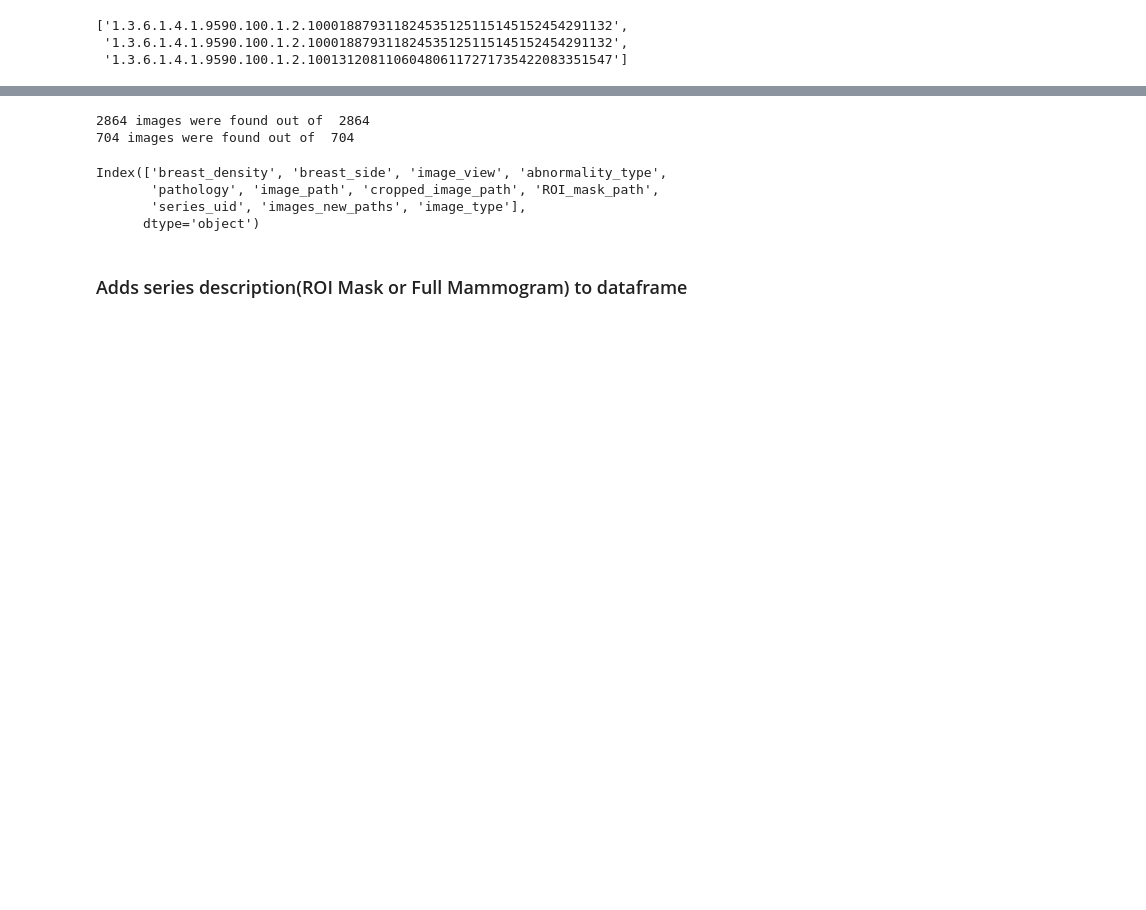
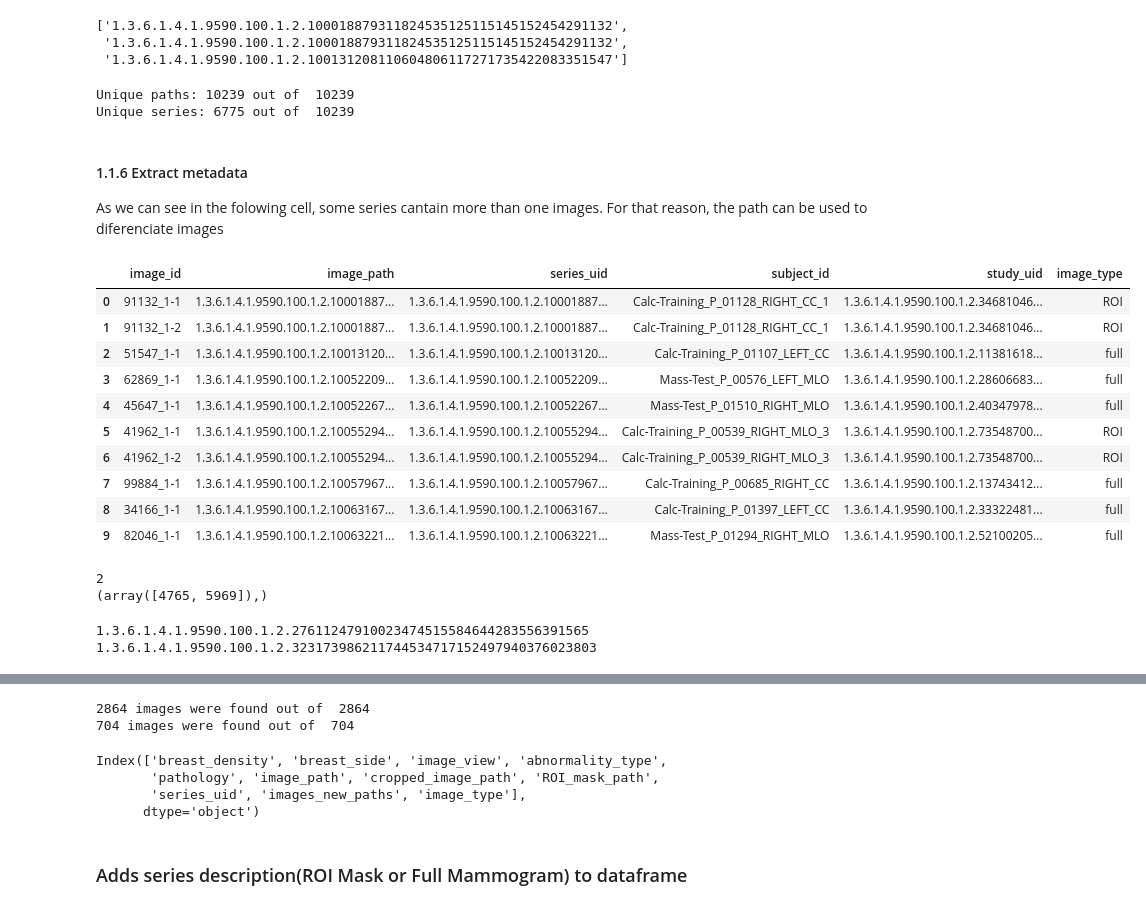
Before and after one commit to mayramtv/cnn-for-mammograms, a Jupyter notebook: train_test.ipynb, the cells around one changed output, grey strips where cells are left out. Saved outputs shown, nothing was run; the diff lists cells and outputs as text; code cells hidden in the pictures; blank space fills up the shorter version.

Commit message:
prepare data including full, roi, cropped images

```diff
--- a/train_test.ipynb
+++ b/train_test.ipynb
@@ -147,21 +168,37 @@ Examples of PNG images paths:
 # %%
 # creates a list of series UIDs by removing file extension and last 3 digits
-series_to_imgs = [path[:-7] for path in paths_to_files]
-series_to_imgs[:3]
+images_series = [path[:-8] for path in images_paths]
+images_series[:3]
 # %% [output]
 ['1.3.6.1.4.1.9590.100.1.2.100018879311824535125115145152454291132',
  '1.3.6.1.4.1.9590.100.1.2.100018879311824535125115145152454291132',
  '1.3.6.1.4.1.9590.100.1.2.100131208110604806117271735422083351547']
+# %%
+# verify the series are unique
+print("Unique paths:", len(set(images_paths)), "out of ", len(images_paths))
+print("Unique series:", len(set(images_series)), "out of ", len(images_series))
+# %% [output]
+Unique paths: 10239 out of  10239
+Unique series: 6775 out of  10239
+# %% [markdown]
+#### 1.1.6 Extract metadata
+As we can see in the folowing cell, some series cantain more than one images. For that reason, the path can be used to diferenciate images
 # %%
-# Function for matching images paths to data sets series !!!!!!!!!!!!!!!!!
-def get_images_description(meta_series, paths, desc_series):
-    img_locs = []
+# Function for matching images paths to metadata
+def get_images_metadata(images_series, metadata_series, metadata_col, col_type=False):
+    new_col = []
     # uses description series uids
-    for d_serie in desc_series["series_uid"]:
+    for serie in images_series:
         # makes sure the series is in the metadata
-        if d_serie in meta_series:
-            index = meta_series.index(d_serie)
-            img_locs.append("CBIS-DDSM_Clean_Data/images_png/" + paths[index])
+        if serie in list(metadata_series):
+            index = list(metadata_series).index(serie)
+            new_col.append(metadata_col[index])
         else:
-            print(d_series, "not found")
-    return img_locs
+            new_col.append(None)
+            print(serie, "not found")
+    if col_type:
+        new_col = pd.Series(new_col)
+        new_col = new_col.replace("full mammogram images", "full")
+        new_col = new_col.replace("ROI mask images", "ROI")
+        new_col = new_col.replace("cropped images", "cropped")
+    return new_col
@@ -180,0 +205,25 @@ def get_sets_images(desc_series, meta_series, paths):
+# %%
+# Create dataframe
+images_data = pd.DataFrame()
+
+# Adds metadata to new dataframe
+images_data["image_id"] = [path[-13:-4] for path in images_paths]
+images_data["image_path"] = images_paths
+images_data["series_uid"] = images_series
+images_data["subject_id"] = get_images_metadata(images_series, metadata_df["Series UID"], metadata_df["Subject ID"])
+images_data["study_uid"] = get_images_metadata(images_series, metadata_df["Series UID"], metadata_df["Study UID"])
+images_data["image_type"] = get_images_metadata(images_series, metadata_df["Series UID"], metadata_df["Series Description"], col_type=True)
+# %%
+images_data.iloc[:10]
+# %% [output]
+|  | image_id | image_path | series_uid | subject_id | study_uid | image_type |
+| 0 | 91132_1-1 | 1.3.6.1.4.1.9590.100.1.2.10001887... | 1.3.6.1.4.1.9590.100.1.2.10001887... | Calc-Training_P_01128_RIGHT_CC_1 | 1.3.6.1.4.1.9590.100.1.2.34681046... | ROI |
+| 1 | 91132_1-2 | 1.3.6.1.4.1.9590.100.1.2.10001887... | 1.3.6.1.4.1.9590.100.1.2.10001887... | Calc-Training_P_01128_RIGHT_CC_1 | 1.3.6.1.4.1.9590.100.1.2.34681046... | ROI |
+| 2 | 51547_1-1 | 1.3.6.1.4.1.9590.100.1.2.10013120... | 1.3.6.1.4.1.9590.100.1.2.10013120... | Calc-Training_P_01107_LEFT_CC | 1.3.6.1.4.1.9590.100.1.2.11381618... | full |
+| 3 | 62869_1-1 | 1.3.6.1.4.1.9590.100.1.2.10052209... | 1.3.6.1.4.1.9590.100.1.2.10052209... | Mass-Test_P_00576_LEFT_MLO | 1.3.6.1.4.1.9590.100.1.2.28606683... | full |
+| 4 | 45647_1-1 | 1.3.6.1.4.1.9590.100.1.2.10052267... | 1.3.6.1.4.1.9590.100.1.2.10052267... | Mass-Test_P_01510_RIGHT_MLO | 1.3.6.1.4.1.9590.100.1.2.40347978... | full |
+| 5 | 41962_1-1 | 1.3.6.1.4.1.9590.100.1.2.10055294... | 1.3.6.1.4.1.9590.100.1.2.10055294... | Calc-Training_P_00539_RIGHT_MLO_3 | 1.3.6.1.4.1.9590.100.1.2.73548700... | ROI |
+| 6 | 41962_1-2 | 1.3.6.1.4.1.9590.100.1.2.10055294... | 1.3.6.1.4.1.9590.100.1.2.10055294... | Calc-Training_P_00539_RIGHT_MLO_3 | 1.3.6.1.4.1.9590.100.1.2.73548700... | ROI |
+| 7 | 99884_1-1 | 1.3.6.1.4.1.9590.100.1.2.10057967... | 1.3.6.1.4.1.9590.100.1.2.10057967... | Calc-Training_P_00685_RIGHT_CC | 1.3.6.1.4.1.9590.100.1.2.13743412... | full |
+| 8 | 34166_1-1 | 1.3.6.1.4.1.9590.100.1.2.10063167... | 1.3.6.1.4.1.9590.100.1.2.10063167... | Calc-Training_P_01397_LEFT_CC | 1.3.6.1.4.1.9590.100.1.2.33322481... | full |
+| 9 | 82046_1-1 | 1.3.6.1.4.1.9590.100.1.2.10063221... | 1.3.6.1.4.1.9590.100.1.2.10063221... | Mass-Test_P_01294_RIGHT_MLO | 1.3.6.1.4.1.9590.100.1.2.52100205... | full |
@@ -180,0 +278,13 @@ def get_sets_images(desc_series, meta_series, paths):
+# %%
+import numpy as np
+print(np.sum(np.array(new_col) == None))
+print(np.where(np.array(new_col) == None))
+# %% [output]
+2
+(array([4765, 5969]),)
+# %%
+print(images_data.iloc[4765]["series_uid"])
+print(images_data.iloc[5969]["series_uid"])
+# %% [output]
+1.3.6.1.4.1.9590.100.1.2.27611247910023474515584644283556391565
+1.3.6.1.4.1.9590.100.1.2.323173986211744534717152497940376023803
```
Also changed, not shown: parts of 16 cells of this notebook.
